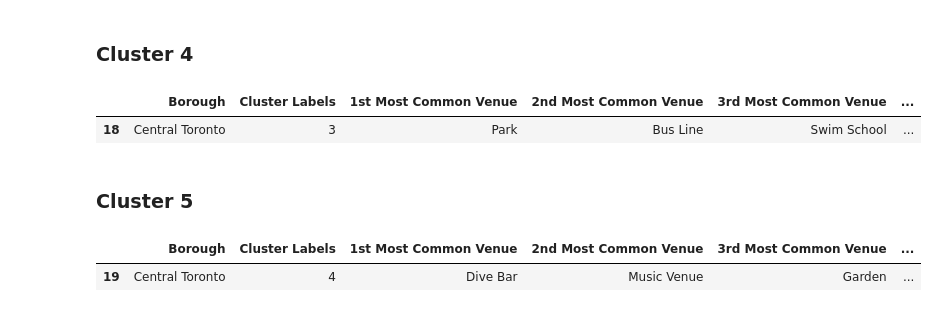
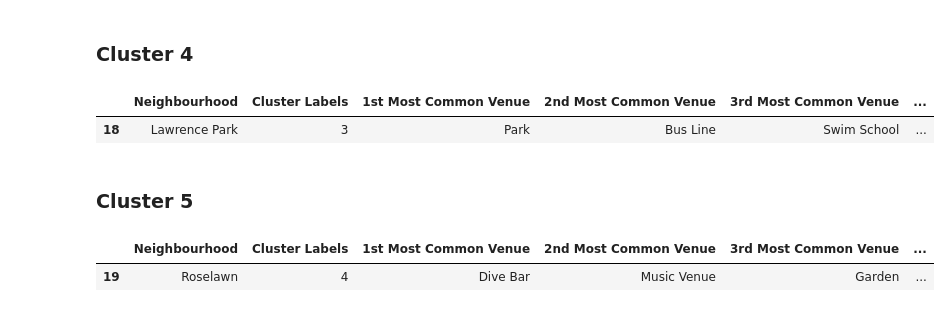
Before and after one commit to juanda0204/Coursera_Capsotne, a Jupyter notebook: Segmenting and Clustering NBH in Toronto .ipynb, the cells around one changed output. Cells and saved outputs as stored; diff of their text form; code cells hidden in the pictures.

```diff
--- a/Segmenting and Clustering NBH in Toronto .ipynb
+++ b/Segmenting and Clustering NBH in Toronto .ipynb
@@ -615,14 +606,14 @@ toronto_merged.loc[toronto_merged['Cluster Labels'] == 2, toronto_merged.columns
 # %% [markdown]
 ### Cluster 4
 # %%
-toronto_merged.loc[toronto_merged['Cluster Labels'] == 3, toronto_merged.columns[[1] + list(range(5, toronto_merged.shape[1]))]]
+toronto_merged.loc[toronto_merged['Cluster Labels'] == 3, toronto_merged.columns[[2] + list(range(5, toronto_merged.shape[1]))]]
 # %% [output]
-|  | Borough | Cluster Labels | 1st Most Common Venue | 2nd Most Common Venue | 3rd Most Common Venue | ... |
-| 18 | Central Toronto | 3 | Park | Bus Line | Swim School | ... |
+|  | Neighbourhood | Cluster Labels | 1st Most Common Venue | 2nd Most Common Venue | 3rd Most Common Venue | ... |
+| 18 | Lawrence Park | 3 | Park | Bus Line | Swim School | ... |
 # %% [markdown]
 ### Cluster 5
 # %%
-toronto_merged.loc[toronto_merged['Cluster Labels'] == 4, toronto_merged.columns[[1] + list(range(5, toronto_merged.shape[1]))]]
+toronto_merged.loc[toronto_merged['Cluster Labels'] == 4, toronto_merged.columns[[2] + list(range(5, toronto_merged.shape[1]))]]
 # %% [output]
-|  | Borough | Cluster Labels | 1st Most Common Venue | 2nd Most Common Venue | 3rd Most Common Venue | ... |
-| 19 | Central Toronto | 4 | Dive Bar | Music Venue | Garden | ... |
+|  | Neighbourhood | Cluster Labels | 1st Most Common Venue | 2nd Most Common Venue | 3rd Most Common Venue | ... |
+| 19 | Roselawn | 4 | Dive Bar | Music Venue | Garden | ... |
```
Also changed, not shown: parts of 6 cells of this notebook.
